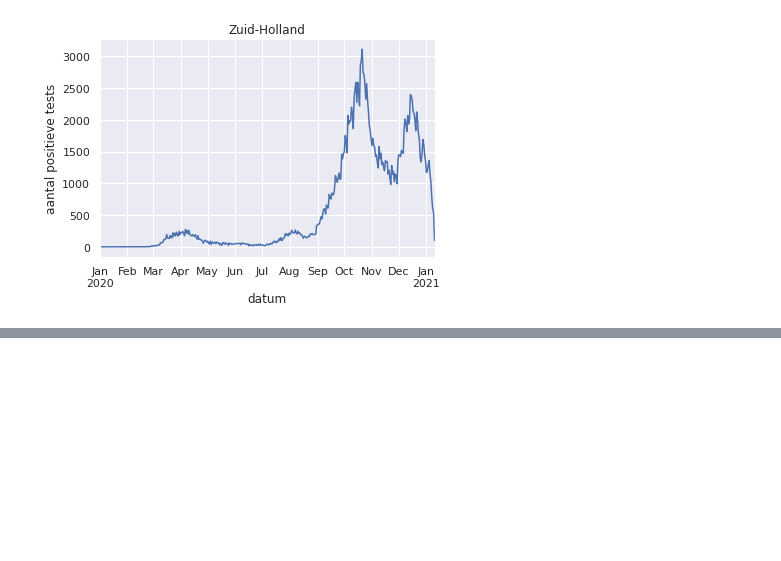
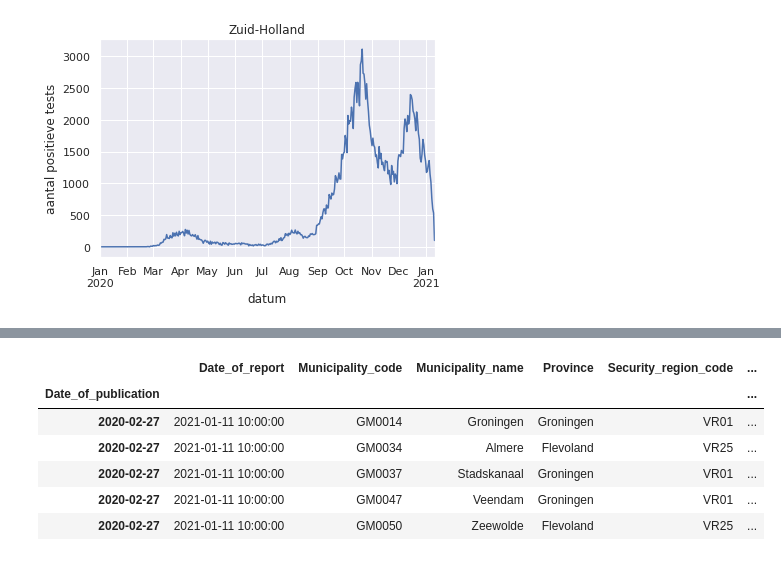
Before and after one commit to tfwittwer/CovidNL, a Jupyter notebook: covidstats.ipynb, the cells around one changed output, grey strips where cells are left out. Drawn from its saved outputs; the diff is of its cells as text; code cells hidden in the pictures; blank space fills up the shorter version.

```diff
--- a/covidstats.ipynb
+++ b/covidstats.ipynb
@@ -57,0 +88,11 @@ Text(0.5, 1.0, 'Zuid-Holland')
+# %%
+gemdata=pd.read_csv('COVID-19_aantallen_gemeente_per_dag.csv',sep=';',index_col='Date_of_publication',parse_dates=True)
+gemdata.head()
+# %% [output]
+|  | Date_of_report | Municipality_code | Municipality_name | Province | Security_region_code | ... |
+| Date_of_publication |  |  |  |  |  | ... |
+| 2020-02-27 | 2021-01-11 10:00:00 | GM0014 | Groningen | Groningen | VR01 | ... |
+| 2020-02-27 | 2021-01-11 10:00:00 | GM0034 | Almere | Flevoland | VR25 | ... |
+| 2020-02-27 | 2021-01-11 10:00:00 | GM0037 | Stadskanaal | Groningen | VR01 | ... |
+| 2020-02-27 | 2021-01-11 10:00:00 | GM0047 | Veendam | Groningen | VR01 | ... |
+| 2020-02-27 | 2021-01-11 10:00:00 | GM0050 | Zeewolde | Flevoland | VR25 | ... |
```
Also changed, not shown: parts of 7 cells of this notebook.
